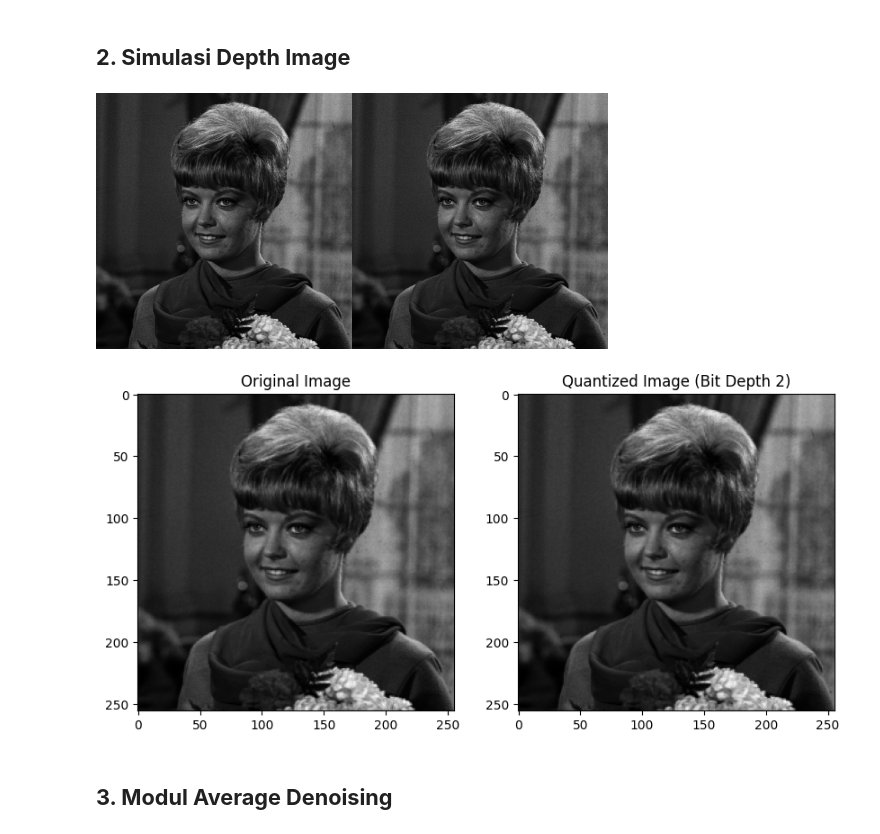
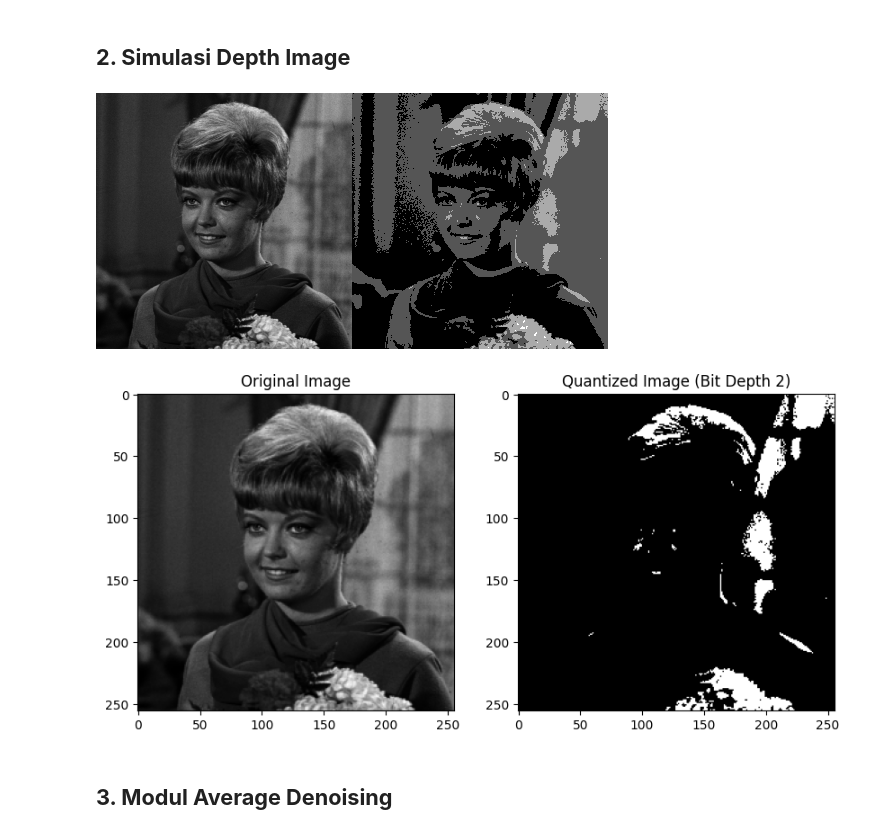
Before and after one commit to Haidarly2/PCVK_Semester_5, a Jupyter notebook: Pertemuan_5.ipynb, the cells around one changed output. Drawn from its saved outputs; the diff is of its cells as text; code cells hidden in the pictures.

```diff
--- a/Pertemuan_5.ipynb
+++ b/Pertemuan_5.ipynb
@@ -77,7 +77,7 @@ depth_image = np.zeros(original.shape, original.dtype)
 for y in range(original.shape[0]):
     for x in range(original.shape[1]):
         # Menghitung nilai output berdasarkan level kuantisasi
-        depth_image[y, x] = round((original[y, x] / level) * level)
+        depth_image[y, x] = round(original[y, x] / level) * level
 
 # Menampilkan gambar asli dan gambar hasil kuantisasi
 final_frame = cv.hconcat([original, depth_image])
@@ -85,40 +85,40 @@ final_frame = cv.hconcat([original, depth_image])
 # Menampilkan hasil di Google Colab
 cv2_imshow(final_frame)
 # %% [output]
-[figure, old version]
+[figure, new version]
 # %%
 # Load the image
 image_path = '/content/drive/MyDrive/PCVK/Images/female.tiff'
 original = cv.imread(image_path, cv.IMREAD_GRAYSCALE)
 
 # Check if the image is loaded properly
 if original is None:
     print('Error: Image not found!')
 else:
     # Bit depth and quantization level
-    bit_depth = 16
+    bit_depth = 1
     level = 255 / (pow(2, bit_depth) - 1)
 
     # Initialize image with new bit depth
     depth_image = np.zeros(original.shape, original.dtype)
 
     # Perform quantization based on bit depth
     for y in range(original.shape[0]):
         for x in range(original.shape[1]):
-            depth_image[y, x] = round((original[y, x] / level) * level)
+            depth_image[y, x] = round(original[y, x] / level) * level
 
     # Display the original and quantized image using matplotlib
     plt.figure(figsize=(10,5))
     plt.subplot(1, 2, 1)
     plt.title('Original Image')
     plt.imshow(original, cmap='gray')
 
     plt.subplot(1, 2, 2)
     plt.title('Quantized Image (Bit Depth 2)')
     plt.imshow(depth_image, cmap='gray')
 
     plt.show()
 # %% [output]
-[figure, old version]
+[figure, new version]
 # %% [markdown]
 ## **3. Modul Average Denoising**
```
Also changed, not shown: parts of 5 cells of this notebook.
